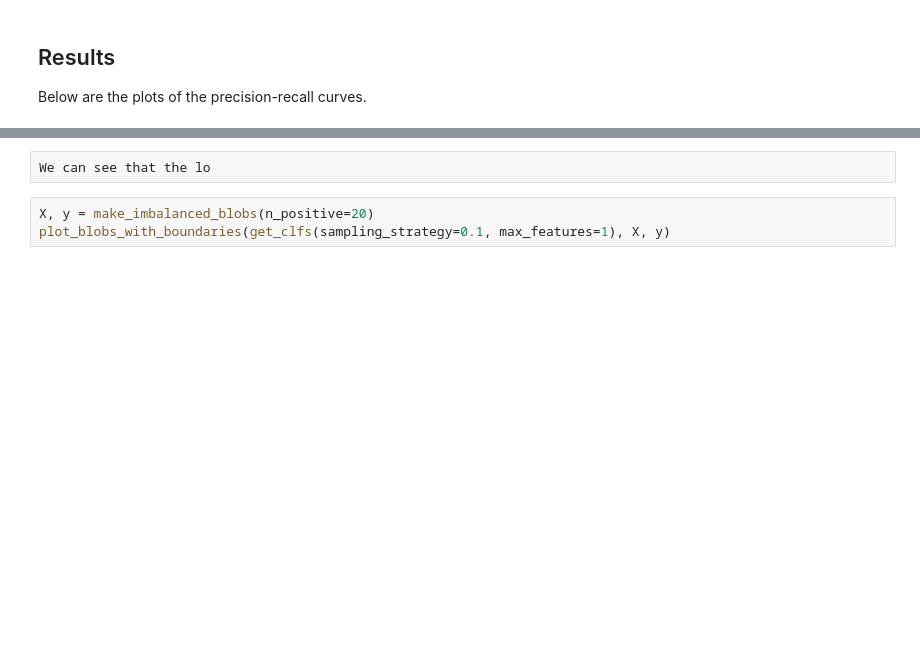
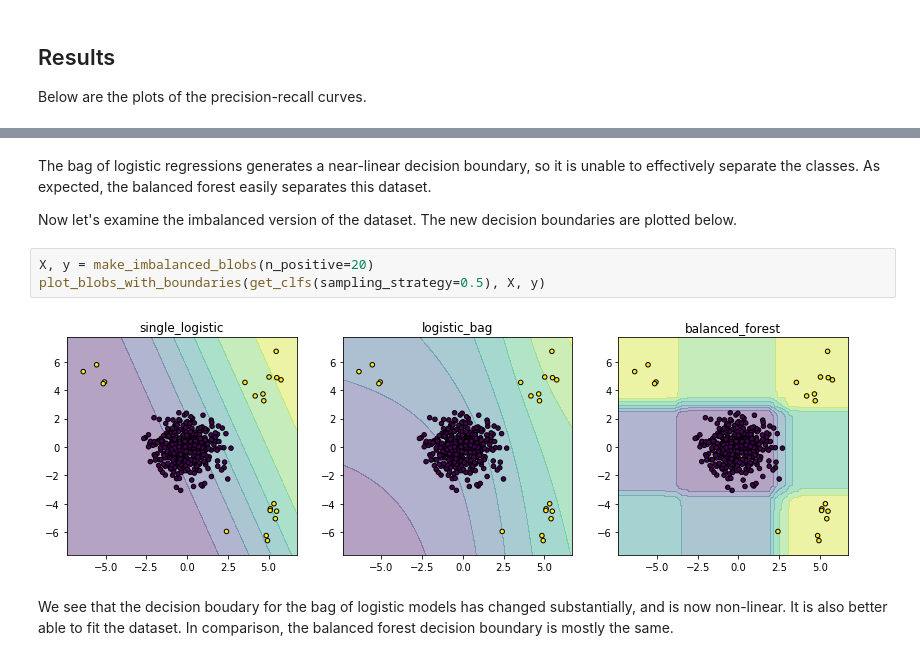
Before and after one commit to nikolay-shenkov/blog, a Jupyter notebook: _notebooks/2021-04-10-imbalanced-data.ipynb, the cells around one changed output, grey strips where cells are left out. Cells and saved outputs as stored; diff of their text form; blank space fills up the shorter version.

```diff
--- a/_notebooks/2021-04-10-imbalanced-data.ipynb
+++ b/_notebooks/2021-04-10-imbalanced-data.ipynb
@@ -262,6 +292,12 @@ plot_blobs_with_boundaries(get_clfs(sampling_strategy='auto', max_features=1), X
-# %%
-We can see that the lo
+# %% [markdown]
+The bag of logistic regressions generates a near-linear decision boundary, so it is unable to effectively separate the classes. As expected, the balanced forest easily separates this dataset.
+
+Now let's examine the imbalanced version of the dataset. The new decision boundaries are plotted below.
 # %%
 X, y = make_imbalanced_blobs(n_positive=20)
-plot_blobs_with_boundaries(get_clfs(sampling_strategy=0.1, max_features=1), X, y)
+plot_blobs_with_boundaries(get_clfs(sampling_strategy=0.5), X, y)
+# %% [output]
+[figure, added]
+# %% [markdown]
+We see that the decision boudary for the bag of logistic models has changed substantially, and is now non-linear. It is also better able to fit the dataset. In comparison, the balanced forest decision boundary is mostly the same.
 # %% [markdown]
```
Also changed, not shown: parts of 27 cells of this notebook, 1 other file.
